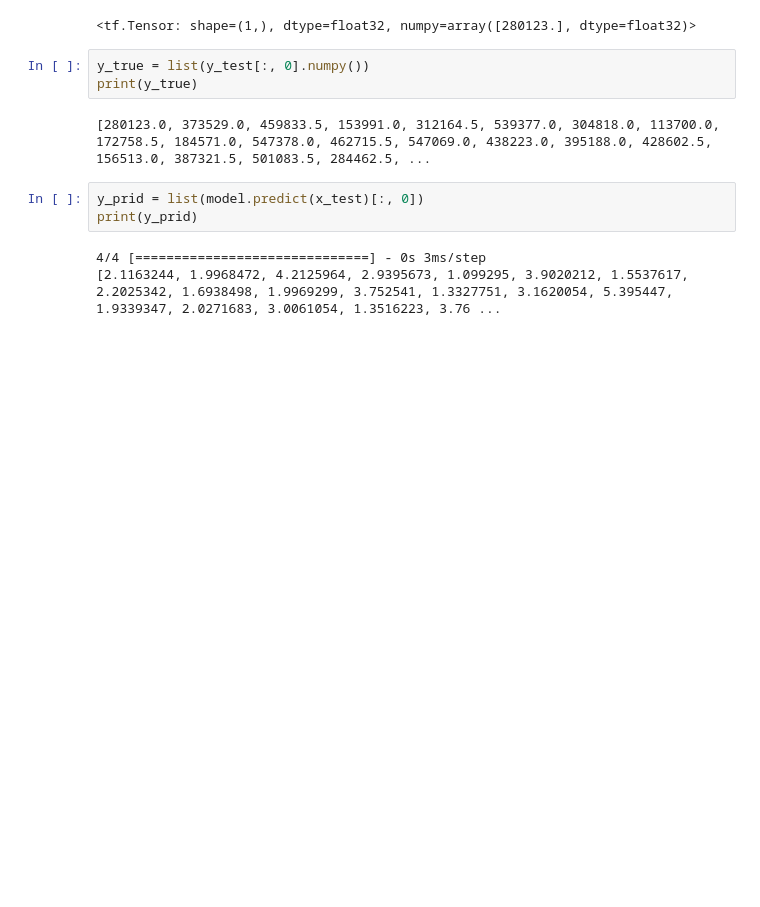
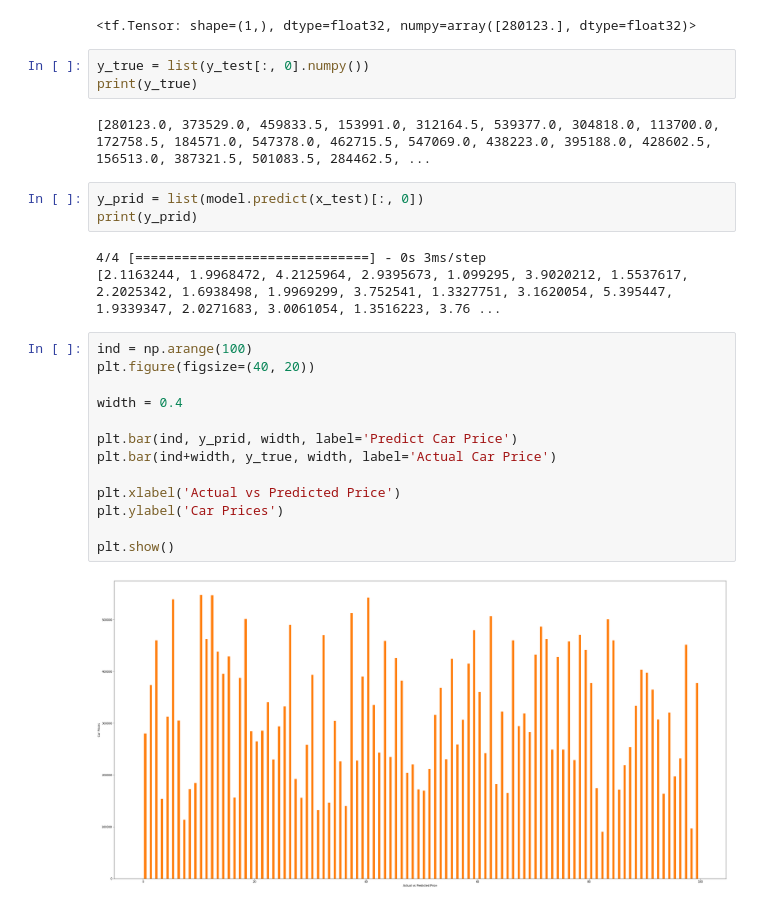
Before and after one commit to Aminul667/car_price_prediction, a Jupyter notebook: carPricePrediction.ipynb, the cells around one changed output. Saved outputs shown, nothing was run; the diff lists cells and outputs as text; blank space fills up the shorter version.

Commit message:
added model plots

```diff
--- a/carPricePrediction.ipynb
+++ b/carPricePrediction.ipynb
@@ -322,3 +321,18 @@ print(y_prid)
 # %% [output]
 4/4 [==============================] - 0s 3ms/step
 [2.1163244, 1.9968472, 4.2125964, 2.9395673, 1.099295, 3.9020212, 1.5537617, 2.2025342, 1.6938498, 1.9969299, 3.752541, 1.3327751, 3.1620054, 5.395447, 1.9339347, 2.0271683, 3.0061054, 1.3516223, 3.76 ...
+# %%
+ind = np.arange(100)
+plt.figure(figsize=(40, 20))
+
+width = 0.4
+
+plt.bar(ind, y_prid, width, label='Predict Car Price')
+plt.bar(ind+width, y_true, width, label='Actual Car Price')
+
+plt.xlabel('Actual vs Predicted Price')
+plt.ylabel('Car Prices')
+
+plt.show()
+# %% [output]
+[figure, added]
```
Also changed, not shown: parts of 1 cell of this notebook.
